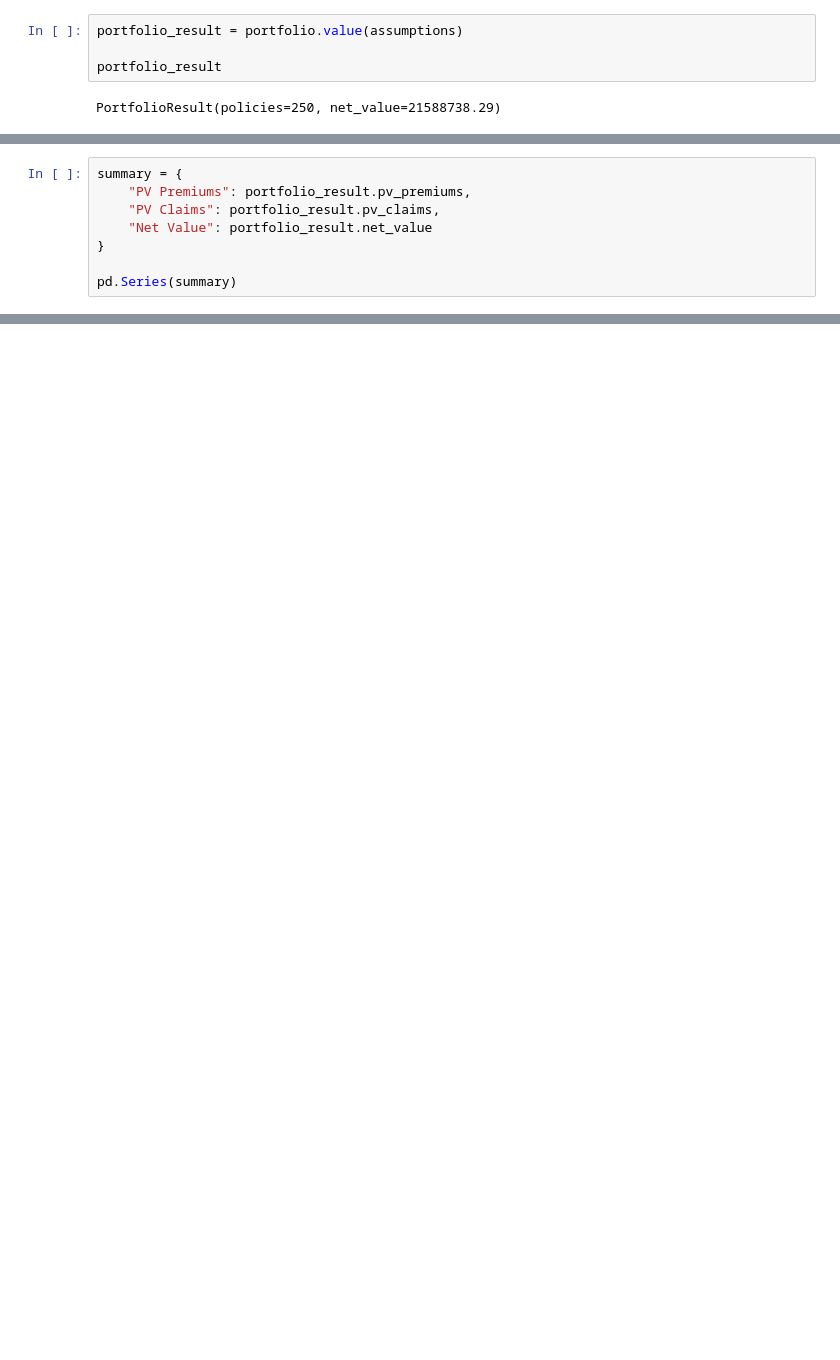
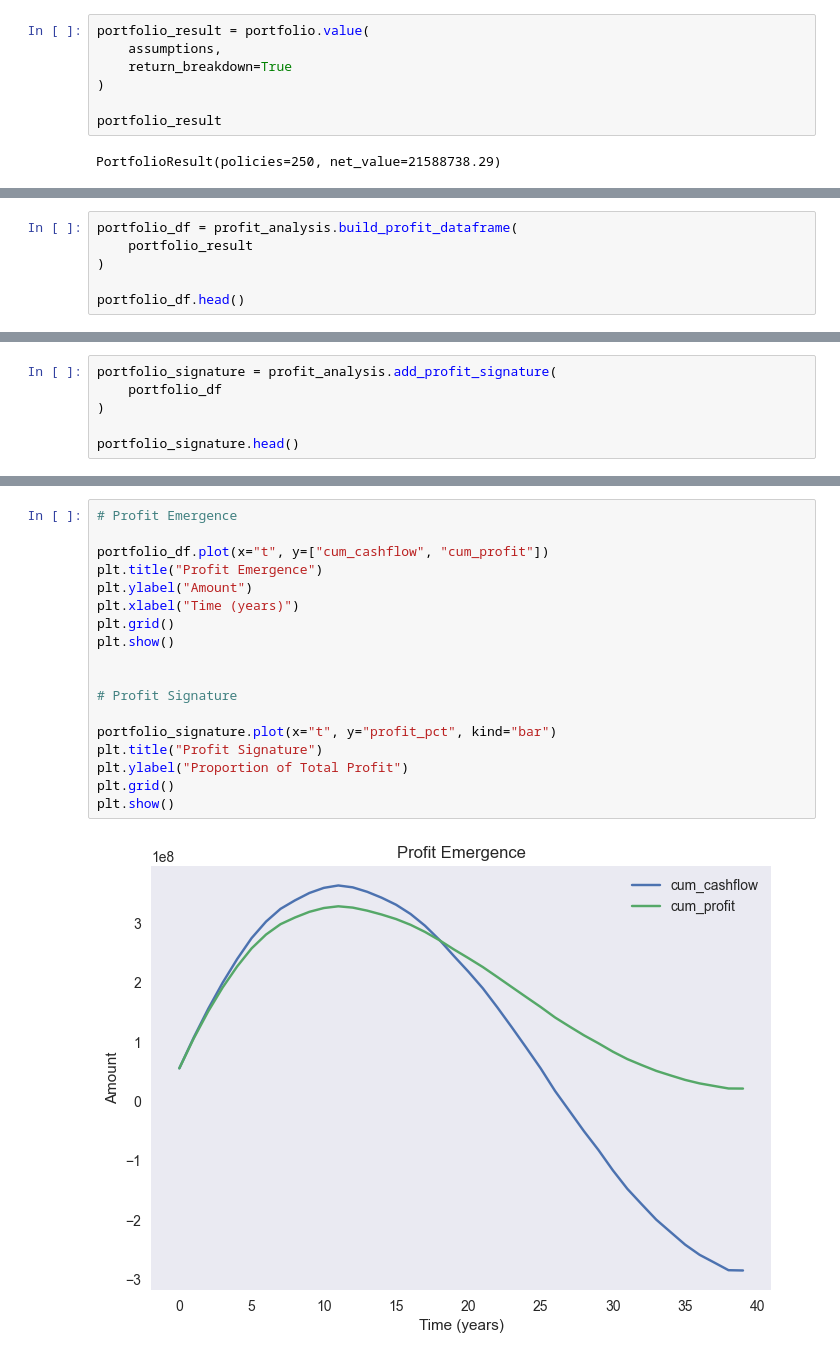
Before and after one commit to asehdev1994/actuarial-life-model-engine, a Jupyter notebook: notebooks/multiple_policy_run.ipynb, the cells around one changed output, grey strips where cells are left out. Drawn from its saved outputs; the diff is of its cells as text; blank space fills up the shorter version.

```diff
--- a/notebooks/multiple_policy_run.ipynb
+++ b/notebooks/multiple_policy_run.ipynb
@@ -72,7 +72,10 @@ Policy(age=60, term=12, sum_assured=25000.0, premium=291.0, weight=63)
 # %% [markdown]
 # Portfolio Valuation
 # %%
-portfolio_result = portfolio.value(assumptions)
+portfolio_result = portfolio.value(
+    assumptions,
+    return_breakdown=True
+)
 
 portfolio_result
 # %% [output]
@@ -82,9 +85,7 @@ PortfolioResult(policies=250, net_value=21588738.29)
 # %%
-summary = {
-    "PV Premiums": portfolio_result.pv_premiums,
-    "PV Claims": portfolio_result.pv_claims,
-    "Net Value": portfolio_result.net_value
-}
+portfolio_df = profit_analysis.build_profit_dataframe(
+    portfolio_result
+)
 
-pd.Series(summary)
+portfolio_df.head()
 # %% [output]
@@ -94,0 +100,6 @@ dtype: float64
+# %%
+portfolio_signature = profit_analysis.add_profit_signature(
+    portfolio_df
+)
+
+portfolio_signature.head()
@@ -94,0 +123,20 @@ dtype: float64
+# %%
+# Profit Emergence
+
+portfolio_df.plot(x="t", y=["cum_cashflow", "cum_profit"])
+plt.title("Profit Emergence")
+plt.ylabel("Amount")
+plt.xlabel("Time (years)")
+plt.grid()
+plt.show()
+
+
+# Profit Signature
+
+portfolio_signature.plot(x="t", y="profit_pct", kind="bar")
+plt.title("Profit Signature")
+plt.ylabel("Proportion of Total Profit")
+plt.grid()
+plt.show()
+# %% [output]
+[figure, added]
```
Also changed, not shown: parts of 8 cells of this notebook.
